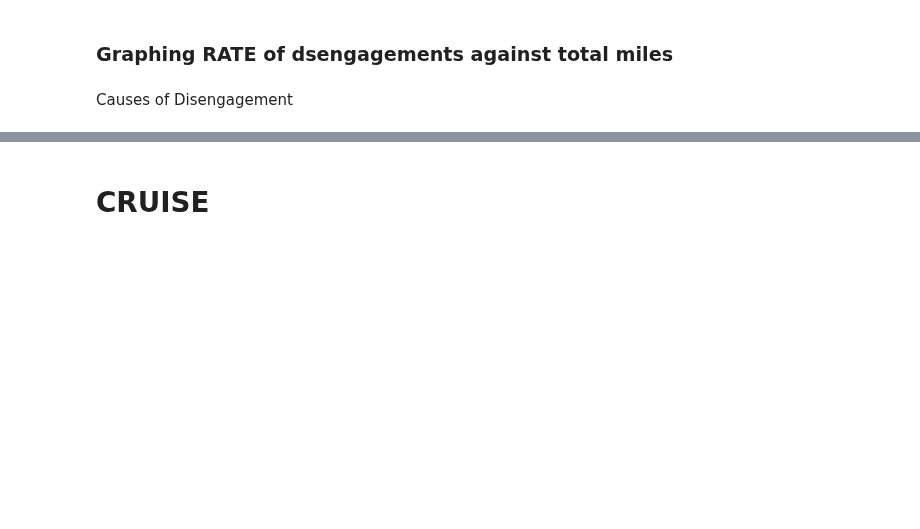
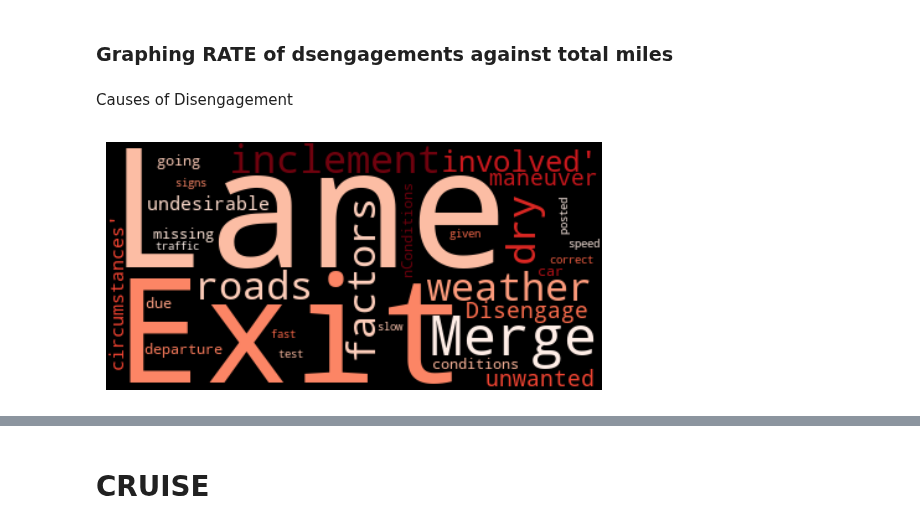
Before and after one commit to Kyle-Markwardt/self-driving-vehicles, a Jupyter notebook: main.ipynb, the cells around one changed output, grey strips where cells are left out. Cells and saved outputs as stored; diff of their text form; code cells hidden in the pictures; blank space fills up the shorter version.

Commit message:
Add images for wordcloud. Set up Wordcloud image generator.

```diff
--- a/main.ipynb
+++ b/main.ipynb
@@ -496,12 +626,18 @@ Causes of Disengagement
 # %%
 # Word cloud of Disengagement descriptions
 text = combined_dis_df["DESCRIPTION OF FACTS CAUSING DISENGAGEMENT"].values
 
+coloring = np.array(Image.open('path/to/file'))
 stop_words = ["vehicle", "/n", "Non", "road"] + list(STOPWORDS)
 wordcloud = WordCloud(stopwords = stop_words,  colormap="Reds").generate(str(text))
+
+image_colors = ImageColorGenerator(coloring)
+
 plt.imshow(wordcloud, interpolation='bilinear')
 plt.axis("off")
 plt.show()
+# %% [output]
+[figure, added]
 # %%
 ### Do the correlation thing on DPTM:
 correlation_df = dptm.corr()
```
Also changed, not shown: parts of 18 cells of this notebook, 3 other files.
